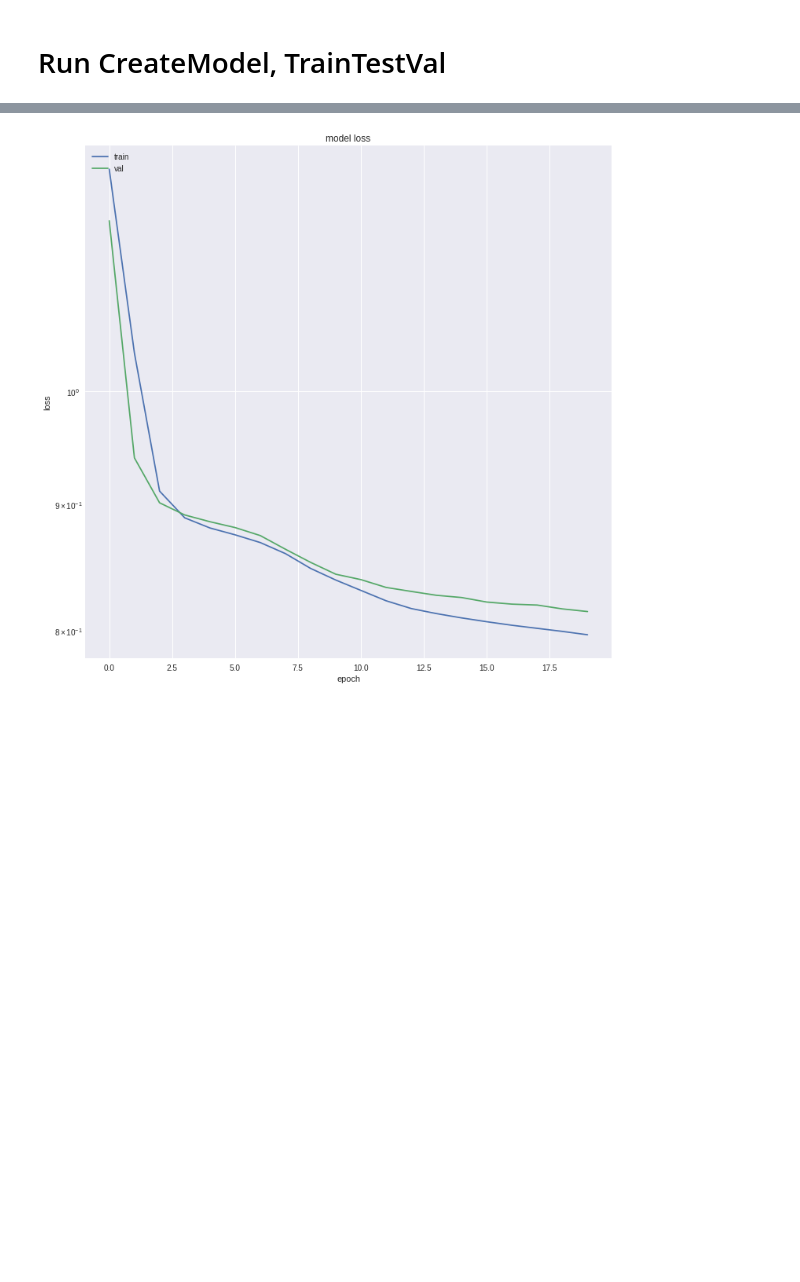
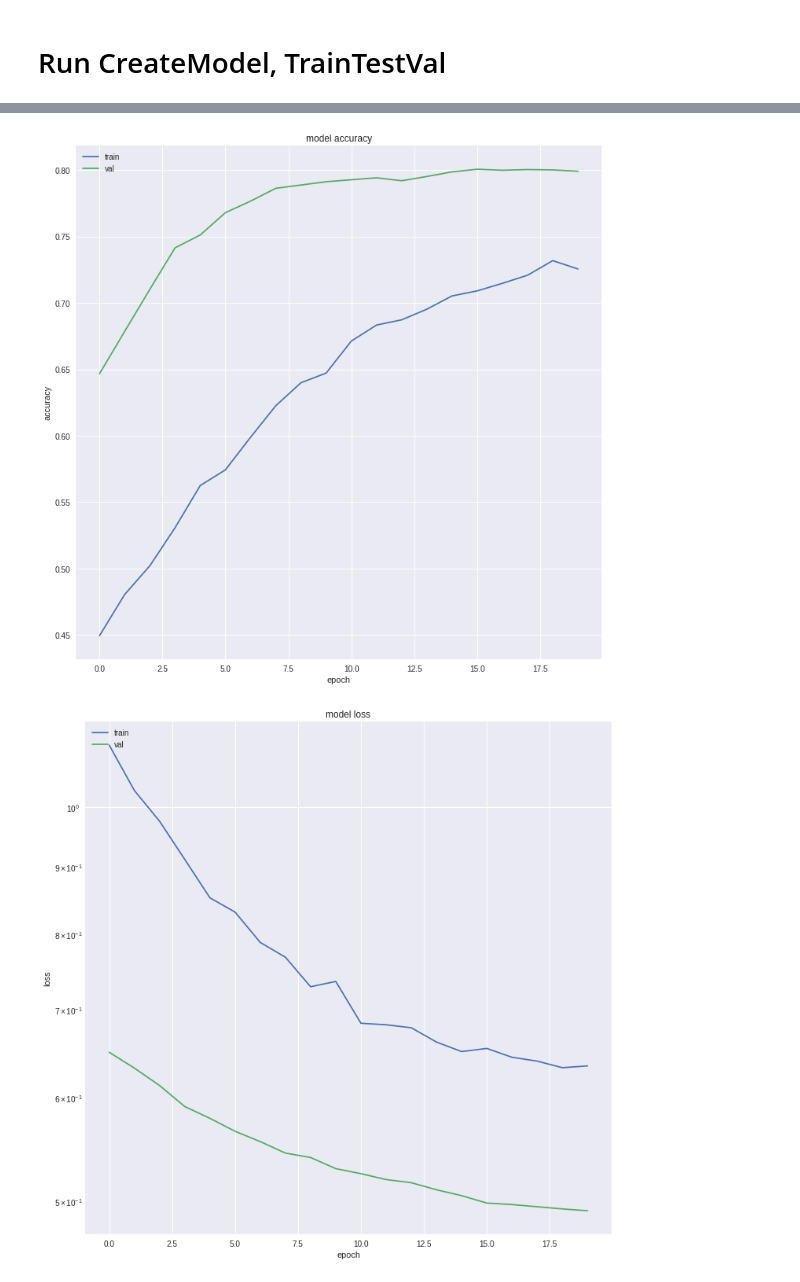
Before and after one commit to kylemath/DeepEEG, a Jupyter notebook: notebooks/DeepEEG.ipynb, the cells around one changed output, grey strips where cells are left out. Drawn from its saved outputs; the diff is of its cells as text; code cells hidden in the pictures; blank space fills up the shorter version.

```diff
--- a/notebooks/DeepEEG.ipynb
+++ b/notebooks/DeepEEG.ipynb
@@ -413,29 +413,29 @@ def CreateModel(input_shape,num_classes,model_type='NN',batch_size=1):
     model.compile(optimizer=opt, loss='mean_squared_error')
 
 
-  # I want input_shape[0] it is 13
 
   if model_type == 'AUTODeep':
     print('Inside AutoDeep flag')
-    units = [64,32,16,32,64]
+    units = [1024,256,128,64,32,16,32,64,128,256,1024]
     input_data = Input(shape=(input_shape[0],))
     encoded = Dense(units[0], activation='relu')(input_data)
     encoded = Dense(units[1], activation='relu')(encoded)
     encoded = Dense(units[2], activation='relu')(encoded)
-    decoded = Dense(units[3], activation='relu')(encoded) #this layer is being output
-    decoded = Dense(units[4], activation='relu')(decoded)
+    encoded = Dense(units[3], activation='relu')(encoded)
+    encoded = Dense(units[4], activation='relu')(encoded)
+    encoded = Dense(units[5], activation='relu')(encoded)
+    decoded = Dense(units[6], activation='relu')(encoded)
+    decoded = Dense(units[7], activation='relu')(encoded)
+    decoded = Dense(units[8], activation='relu')(encoded)
+    decoded = Dense(units[9], activation='relu')(encoded)
+    decoded = Dense(units[10], activation='relu')(decoded)
     decoded = Dense(input_shape[0], activation='sigmoid')(decoded)
     model = Model(input_data, decoded)
 
-
     encoder = Model(input_data,encoded)
     encoded_input = Input(shape=(units[2],))
-
-    #decoder_layer = model.layers[-3:-1]
-    #decoder = Model(encoded_input, decoder_layer(encoded_input))
     decoder = []
 
-    #ValueError: Input 0 is incompatible with layer dense_90: expected axis -1 of input shape to have value 128 but got shape (None, 32)
     opt = keras.optimizers.Adam(lr=0.001, beta_1=0.9, beta_2=0.999,
                                 epsilon=None, decay=0.0, amsgrad=False)
     model.compile(optimizer=opt, loss='mean_squared_error')
@@ -578,8 +641,8 @@ event_id = {event_names[0]: event_nums[0], event_names[1]: event_nums[1]} #creat
 
 epochs = preprocess(raw, event_id, event_names, plot_psd=False, filter_data=True,
                eeg_filter_highpass=1, plot_events=False, epoch_time=(-.1,.8),
-               baseline=(-.1,0), rej_thresh_uV=200,
-               epoch_decim=10, plot_electrodes=True,
+               baseline=(-.1,0), rej_thresh_uV=500,
+               epoch_decim=1, plot_electrodes=True,
                plot_erp=True)
 # %% [output]
 Filtering Data
@@ -621,11 +682,11 @@ Class Weights: [0.60883483 2.79705882]
 # Run CreateModel, TrainTestVal
 # %%
 model, encoder, decoder = CreateModel(input_shape,num_classes,
-                    model_type='AUTODeep', batch_size = 64)
+                    model_type='NN', batch_size = 64)
 
 traintestval(model, class_weights,
              x_train,x_test,x_val,
              y_train,y_test,y_val,
              batch_size=64,train_epochs=20,
-             model_type='AUTODeep')
+             model_type='NN')
 # %% [output]
@@ -649 +710,2 @@ Epoch 20/20
-[figure, old version]
+[figure, new version]
+[figure, added]
```
Also changed, not shown: parts of 7 cells of this notebook.
